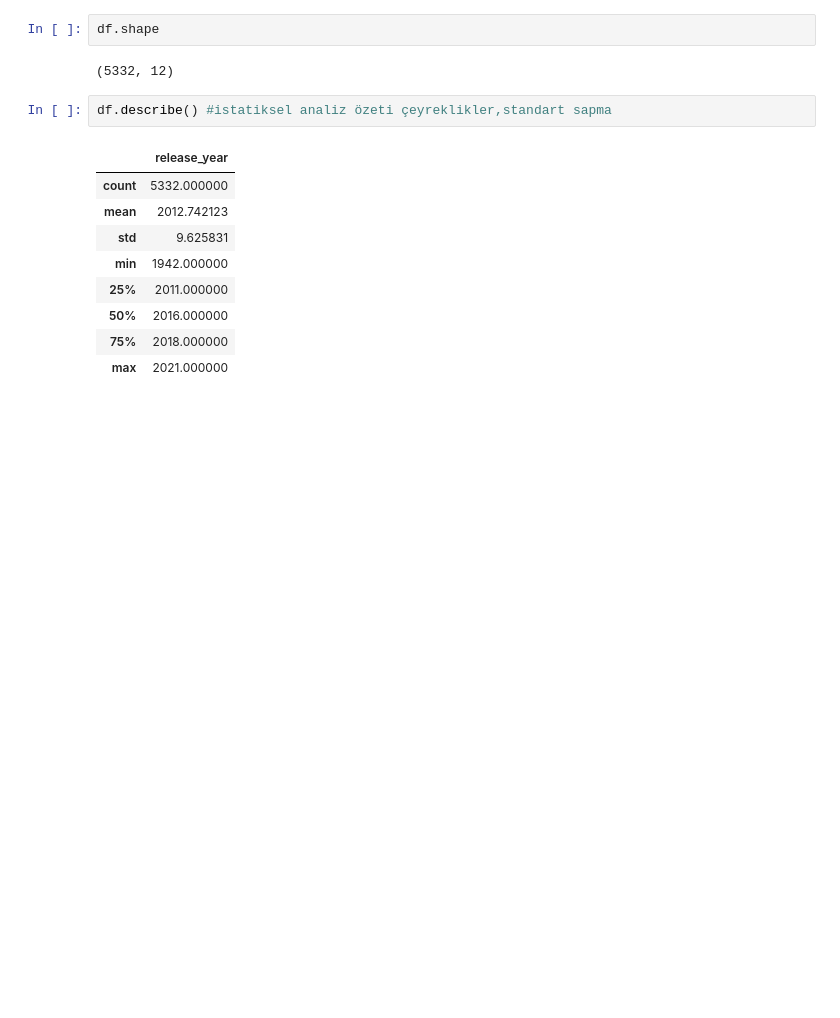
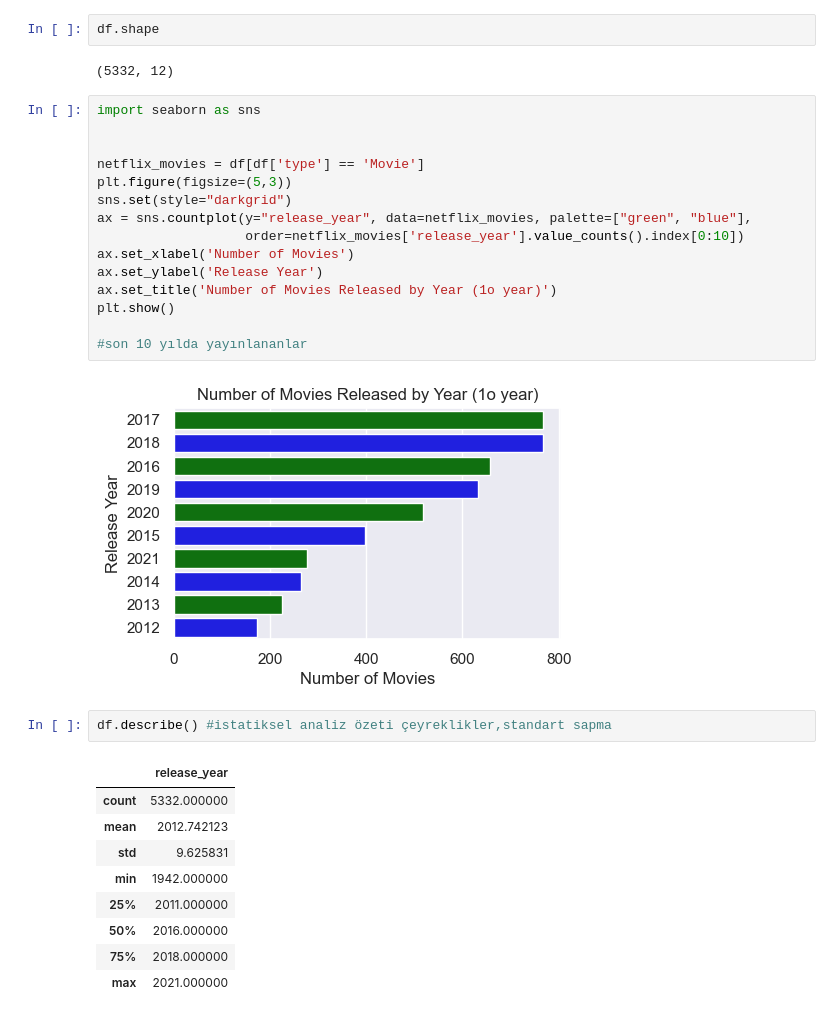
Before and after one commit to bdinlenc/YetGenCoreProje, a Jupyter notebook: proje.ipynb, the cells around one changed output. Cells and saved outputs as stored; diff of their text form; blank space fills up the shorter version.

```diff
--- a/proje.ipynb
+++ b/proje.ipynb
@@ -81,6 +81,23 @@ plt.show()
 df.shape
 # %% [output]
 (5332, 12)
+# %%
+import seaborn as sns
+
+
+netflix_movies = df[df['type'] == 'Movie']
+plt.figure(figsize=(5,3))
+sns.set(style="darkgrid")
+ax = sns.countplot(y="release_year", data=netflix_movies, palette=["green", "blue"],
+                   order=netflix_movies['release_year'].value_counts().index[0:10])
+ax.set_xlabel('Number of Movies')
+ax.set_ylabel('Release Year')
+ax.set_title('Number of Movies Released by Year (1o year)')
+plt.show()
+
+#son 10 yılda yayınlananlar
+# %% [output]
+[figure, added]
 # %%
 df.describe() #istatiksel analiz özeti çeyreklikler,standart sapma
 # %% [output]
```
Also changed, not shown: parts of 1 cell of this notebook.
